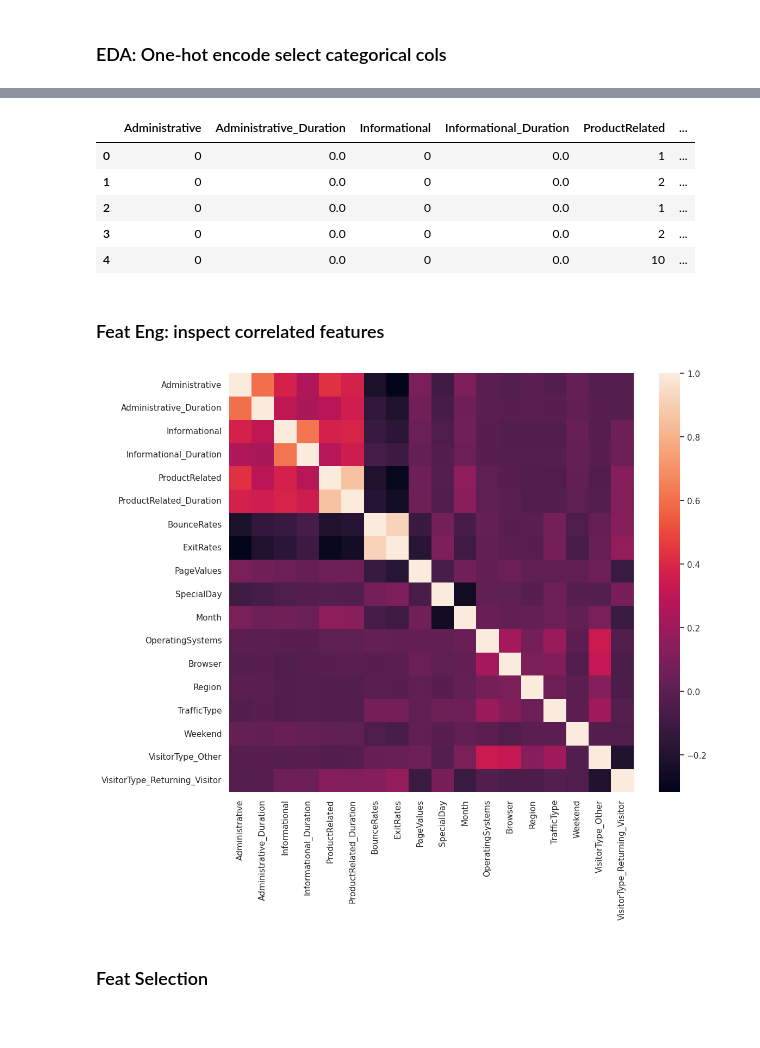
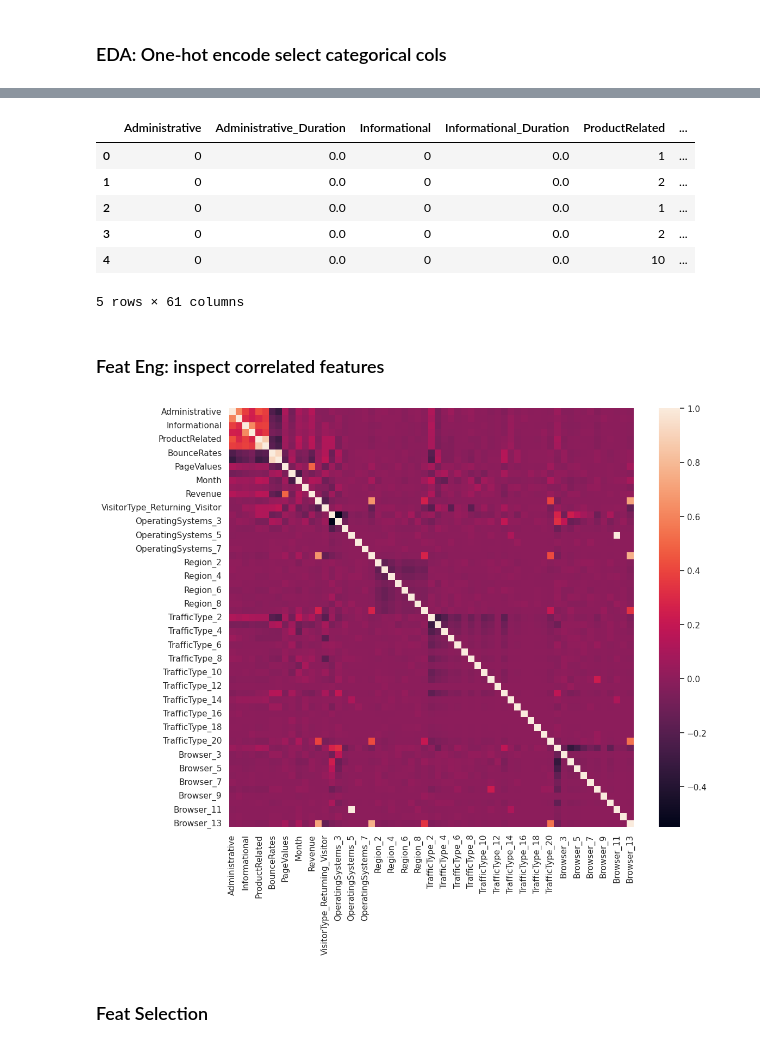
Before and after one commit to kidcoconut/fourthbrain, a Jupyter notebook: .assignments/midterm/MLE10_midterm.ipynb, the cells around one changed output, grey strips where cells are left out. Cells and saved outputs as stored; diff of their text form; code cells hidden in the pictures.

```diff
--- a/.assignments/midterm/MLE10_midterm.ipynb
+++ b/.assignments/midterm/MLE10_midterm.ipynb
@@ -481,12 +734,12 @@ print("INFO:  review object data types ...")
 print(aryColsObj)
 
 #--- confirmed:  VisitorType is the only object type;  we will want to one-hot encode
-aryColsObj = ['VisitorType']
+aryColsObj = ['VisitorType', 'OperatingSystems', 'Region', 'TrafficType', 'Browser']
 aryColsOneHot = aryColsObj
 
 #--- dbl-check:  review all column data types
 print("INFO:  review column data types ...")
-pdf_map.dtypes
+print(pdf_map.dtypes)
 
 
 #--- set categorical/non-categorical cols
@@ -501,8 +768,8 @@ INFO:  review column data types ...
 # %%
-#--- one-hot encode the categorical features
-pdf_map = pd.get_dummies(pdf_map, columns=aryColsOneHot, drop_first=True)
+#--- one-hot encode the categorical features (training data)
+pdf_oneHot = pd.get_dummies(pdf_map, columns=aryColsOneHot, drop_first=True)
 
-pdf_map.head()
+pdf_oneHot.head()
 # %% [output]
 |  | Administrative | Administrative_Duration | Informational | Informational_Duration | ProductRelated | ... |
 | 0 | 0 | 0.0 | 0 | 0.0 | 1 | ... |
@@ -510,21 +777,23 @@ pdf_map.head()
 | 2 | 0 | 0.0 | 0 | 0.0 | 1 | ... |
 | 3 | 0 | 0.0 | 0 | 0.0 | 2 | ... |
 | 4 | 0 | 0.0 | 0 | 0.0 | 10 | ... |
+5 rows × 61 columns
 # %% [markdown]
 ### Feat Eng:  inspect correlated features
 # %%
 #--- store target feature
-pdf_intent = pdf_map
-y = pdf_intent.pop("Revenue")
+pdf_intent = pdf_oneHot
+#y = pdf_intent.pop("Revenue")
+y = pdf_intent["Revenue"]
 
 
 #--- inspect correlated features
 plt.figure(figsize=(12,10))
 corr = pdf_intent.corr(method="pearson")
 sns.heatmap(corr)
 plt.show()
 # %% [output]
-[figure, old version]
+[figure, new version]
 # %% [markdown]
 ### Feat Selection
 # %%
```
Also changed, not shown: parts of 53 cells of this notebook.
